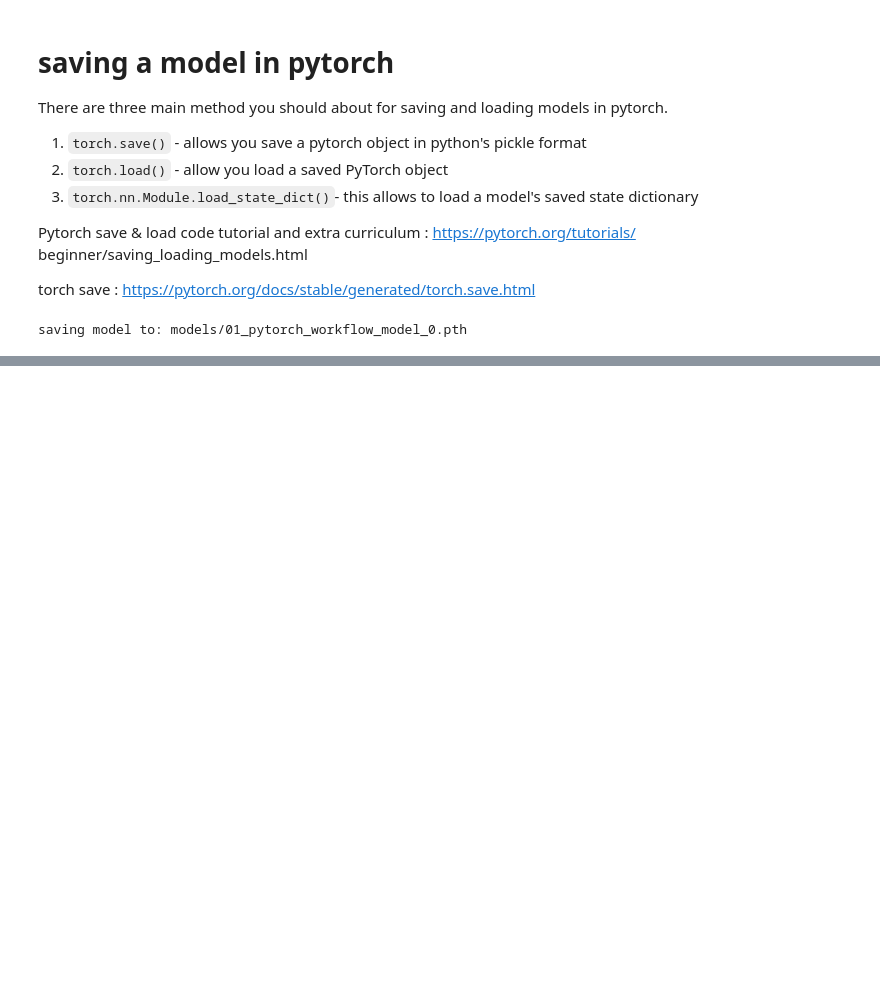
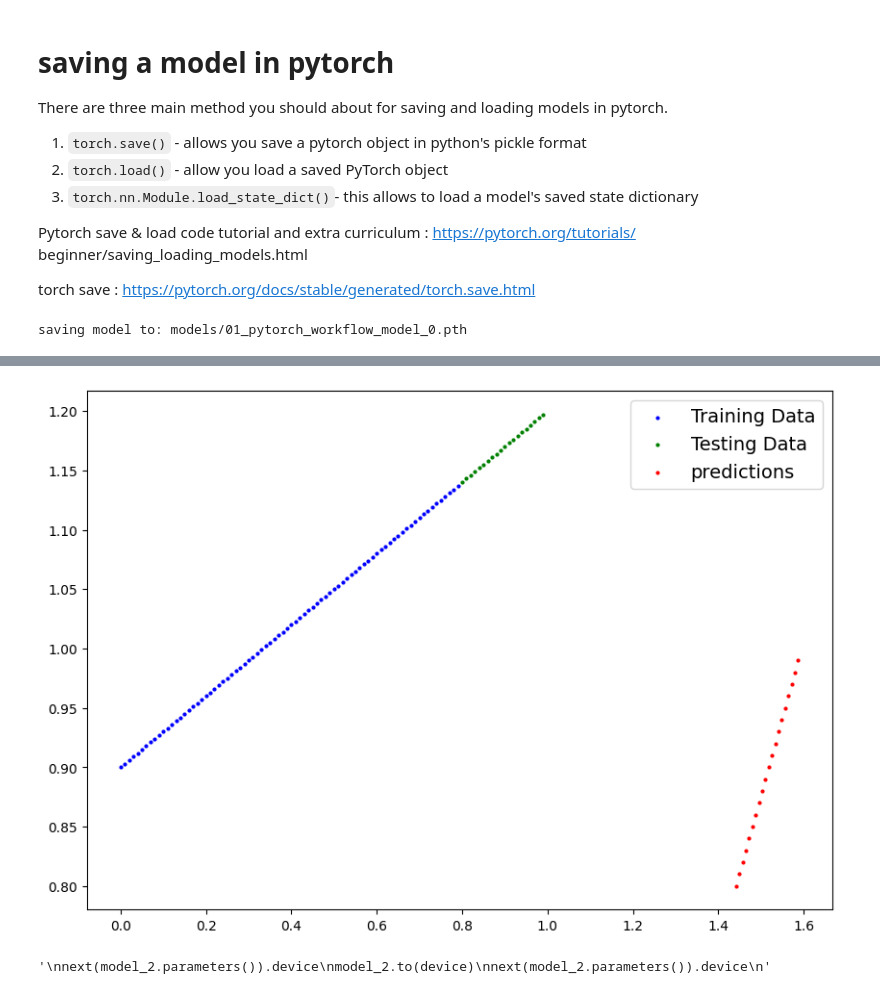
Before and after one commit to chandkund/HelloJava, a Jupyter notebook: 01_PyTorch_workflow_video.ipynb, the cells around one changed output, grey strips where cells are left out. Drawn from its saved outputs; the diff is of its cells as text; code cells hidden in the pictures; blank space fills up the shorter version.

```diff
--- a/01_PyTorch_workflow_video.ipynb
+++ b/01_PyTorch_workflow_video.ipynb
@@ -572,0 +1077,16 @@ total 4
+# %%
+class LinearRegressionModelV2(nn.Module):
+  def __init__(self):
+    super().__init__()
+    self.Linear_layer= nn.Linear(in_features=1,
+                                 out_features=1)
+
+  def forward(self,x:torch.Tensor) -> torch.Tensor:
+    return self.Linear_layer(x)
+# %%
+# Checking Content
+torch.manual_seed(42)
+
+model_2 = LinearRegressionModelV2()
+
+model_2,model_2.state_dict()
@@ -572,0 +1099,6 @@ total 4
+# %%
+
+with torch.inference_mode():
+  y_preds=model_2(X_test)
+
+y_preds
@@ -572,0 +1126,12 @@ total 4
+# %%
+plot_predictions(predictions=y_preds)
+# %% [output]
+[figure, added]
+# %%
+'''
+next(model_2.parameters()).device
+model_2.to(device)
+next(model_2.parameters()).device
+'''
+# %% [output]
+'\nnext(model_2.parameters()).device\nmodel_2.to(device)\nnext(model_2.parameters()).device\n'
```
Also changed, not shown: parts of 67 cells of this notebook.
